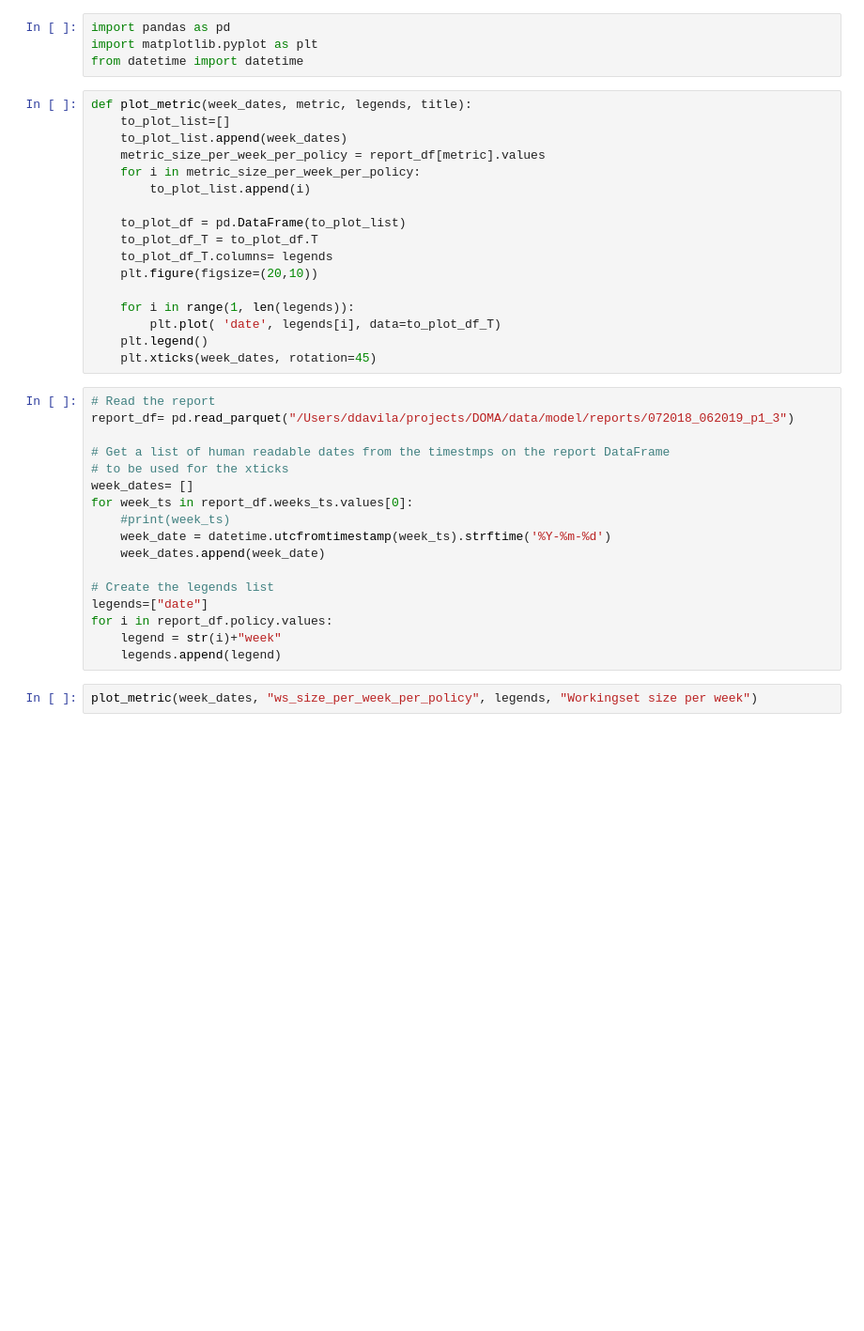
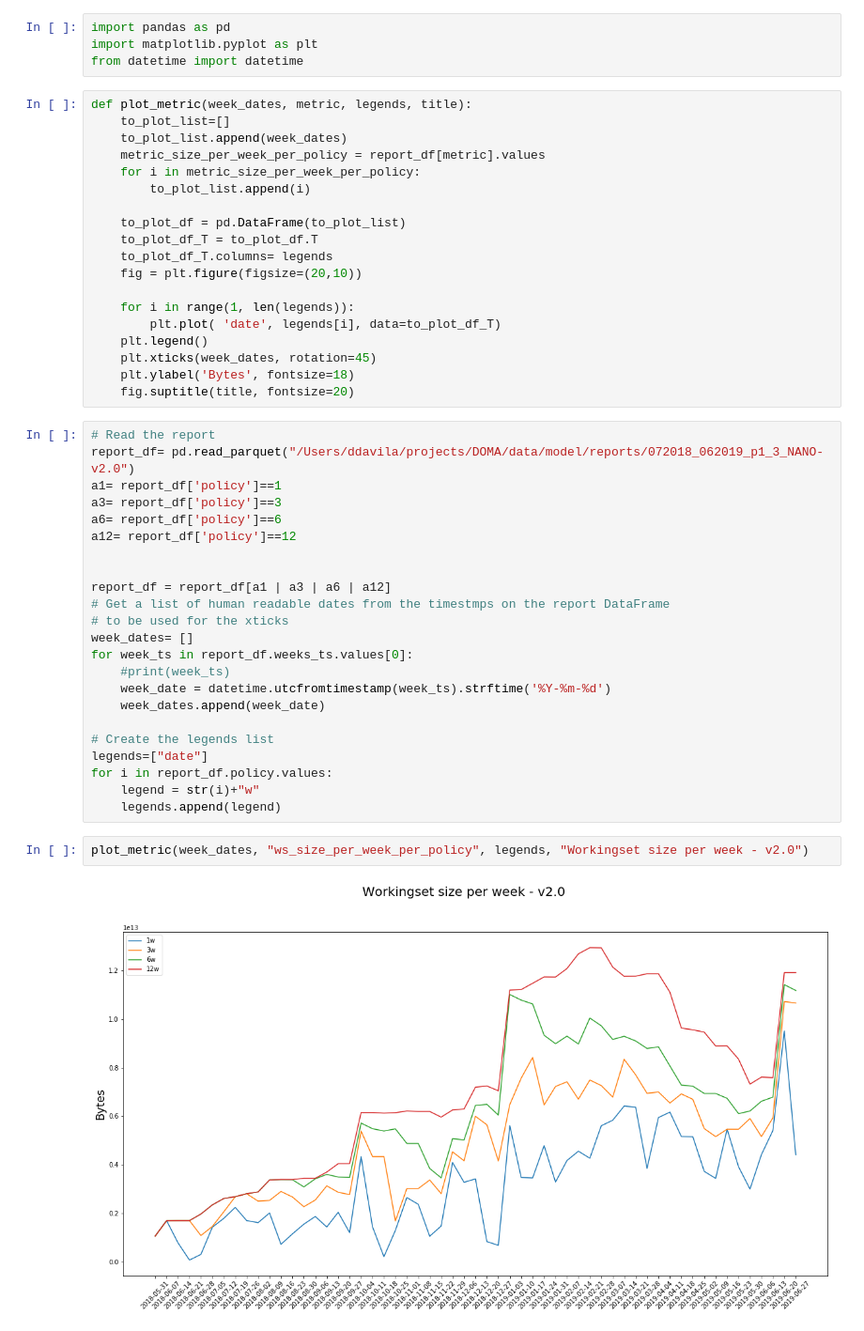
Before and after one commit to ddavila0/analytics_tools, a Jupyter notebook: models/read_and_plot_report.ipynb, the cells around one changed output. Shown: that part at 94% size. Cells and saved outputs as stored; diff of their text form; blank space fills up the shorter version.

```diff
--- a/models/read_and_plot_report.ipynb
+++ b/models/read_and_plot_report.ipynb
@@ -13,16 +13,24 @@ def plot_metric(week_dates, metric, legends, title):
     to_plot_df = pd.DataFrame(to_plot_list)
     to_plot_df_T = to_plot_df.T
     to_plot_df_T.columns= legends
-    plt.figure(figsize=(20,10))
+    fig = plt.figure(figsize=(20,10))
 
     for i in range(1, len(legends)):
         plt.plot( 'date', legends[i], data=to_plot_df_T)
     plt.legend()
     plt.xticks(week_dates, rotation=45)
+    plt.ylabel('Bytes', fontsize=18)
+    fig.suptitle(title, fontsize=20)
 # %%
 # Read the report
-report_df= pd.read_parquet("/Users/ddavila/projects/DOMA/data/model/reports/072018_062019_p1_3")
+report_df= pd.read_parquet("/Users/ddavila/projects/DOMA/data/model/reports/072018_062019_p1_3_NANO-v2.0")
+a1= report_df['policy']==1
+a3= report_df['policy']==3
+a6= report_df['policy']==6
+a12= report_df['policy']==12
 
+
+report_df = report_df[a1 | a3 | a6 | a12]
 # Get a list of human readable dates from the timestmps on the report DataFrame
 # to be used for the xticks
 week_dates= []
@@ -34,7 +42,9 @@ for week_ts in report_df.weeks_ts.values[0]:
 # Create the legends list
 legends=["date"]
 for i in report_df.policy.values:
-    legend = str(i)+"week"
+    legend = str(i)+"w"
     legends.append(legend)
 # %%
-plot_metric(week_dates, "ws_size_per_week_per_policy", legends, "Workingset size per week")
+plot_metric(week_dates, "ws_size_per_week_per_policy", legends, "Workingset size per week - v2.0")
+# %% [output]
+[figure, added]
```
Also changed, not shown: parts of 3 cells of this notebook, 1 other file.
